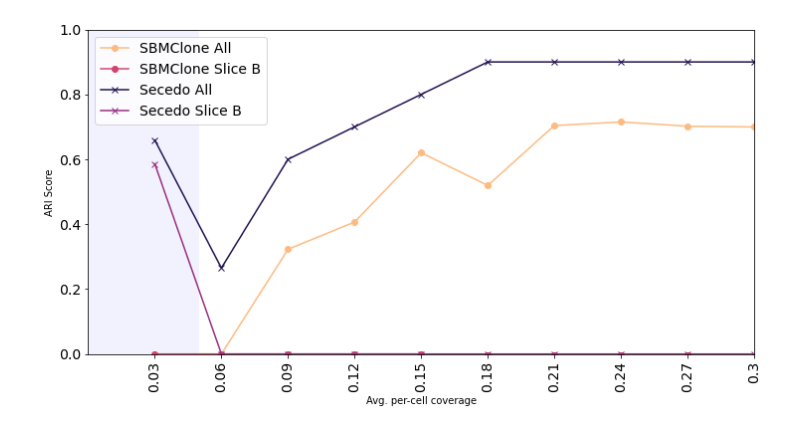
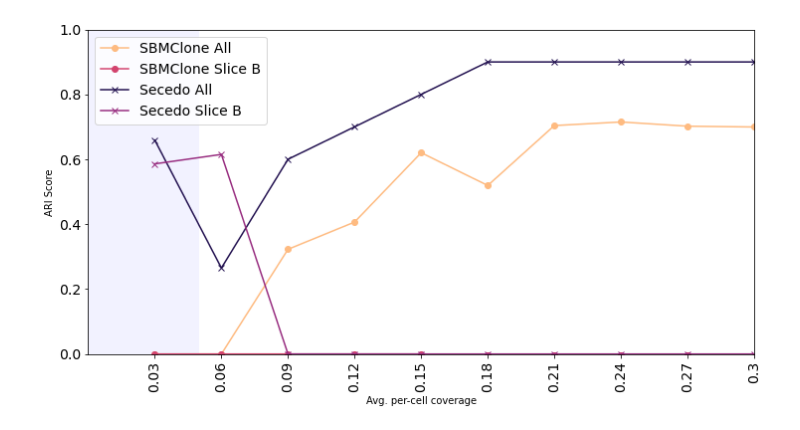
Before and after one commit to ratschlab/secedo, a Jupyter notebook: scripts/SBMCloneVsSecdo.ipynb, the cells around one changed output. Drawn from its saved outputs; the diff is of its cells as text; code cells hidden in the pictures.

```diff
--- a/scripts/SBMCloneVsSecdo.ipynb
+++ b/scripts/SBMCloneVsSecdo.ipynb
@@ -180,32 +180,32 @@ x_ticks = [0.03, 0.06, 0.09, 0.12, 0.15, 0.18, 0.21, 0.24, 0.27, 0.3]
 sbm_clone_all = [-0.0001, -6.321868604628362e-05, 0.3226, 0.4066, 0.6202, 0.5193, 0.704, 0.7150, 0.7021, 0.6996]
 sbm_clone_B = [0,0,0,0,0,-0.0031,-0.0031,-0.0031,-0.0031,-0.0091]
 
 secedo_all = [0.659, 0.265, 0.6, 0.7, 0.8, 0.9, 0.9, 0.9, 0.9, 0.9]
-secedo_B = [0.586, 0, 0, 0, 0, 0, 0, 0, 0, 0]
+secedo_B = [0.586, 0.615, 0, 0, 0, 0, 0, 0, 0, 0]
 
 axs.plot(x_ticks, sbm_clone_all, label="SBMClone All", marker='o', color=pal[5])
 axs.plot(x_ticks, sbm_clone_B, label="SBMClone Slice B", marker='o', color=pal[3])
 axs.plot(x_ticks, secedo_all, label="Secedo All", marker='x', color=pal[0])
 axs.plot(x_ticks, secedo_B, label="Secedo Slice B", marker='x', color=pal[2])
 
 plt.xticks(x_ticks, fontsize=14)
 plt.yticks(fontsize=14)
 
 axs.set_ylim([0, 1])
 axs.set_xlim([0, 0.3])
 axs.xaxis.set_major_locator(ticker.FixedLocator(x_ticks))
 axs.xaxis.set_minor_locator(ticker.NullLocator())
 axs.xaxis.set_ticklabels(x_ticks, rotation=90)
 #axs.grid(True)
 axs.legend(loc='best', fontsize=14)
 
 plt.fill_between(xfill, y1fill, y2fill, facecolor='blue', alpha=0.05)
 plt.xlabel("Avg. per-cell coverage")
 
 plt.ylabel("ARI Score")
 
 plt.savefig('/tmp/sbm_clone_compare.pdf', format='pdf', bbox_inches='tight')
 
 plt.show()
 # %% [output]
-[figure, old version]
+[figure, new version]
```
Also changed, not shown: 3 other files.
